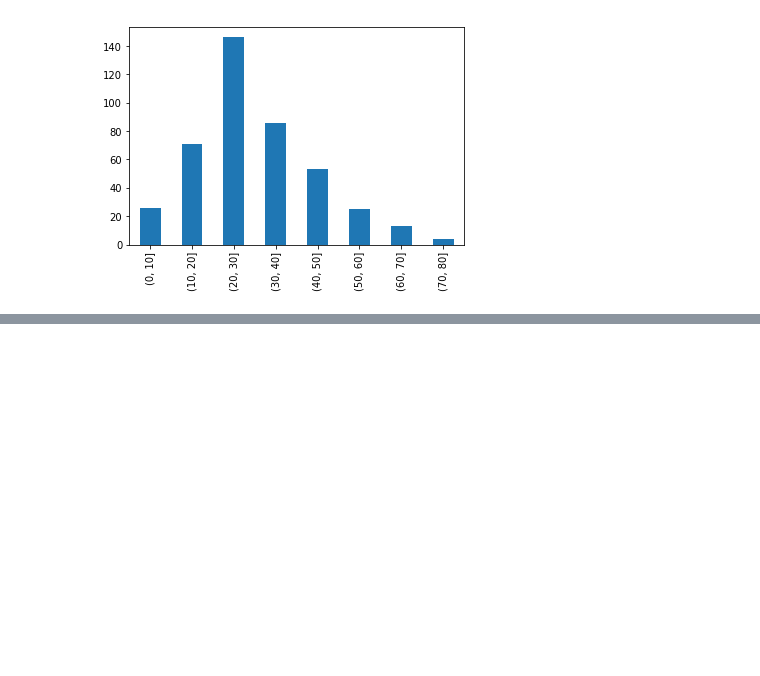
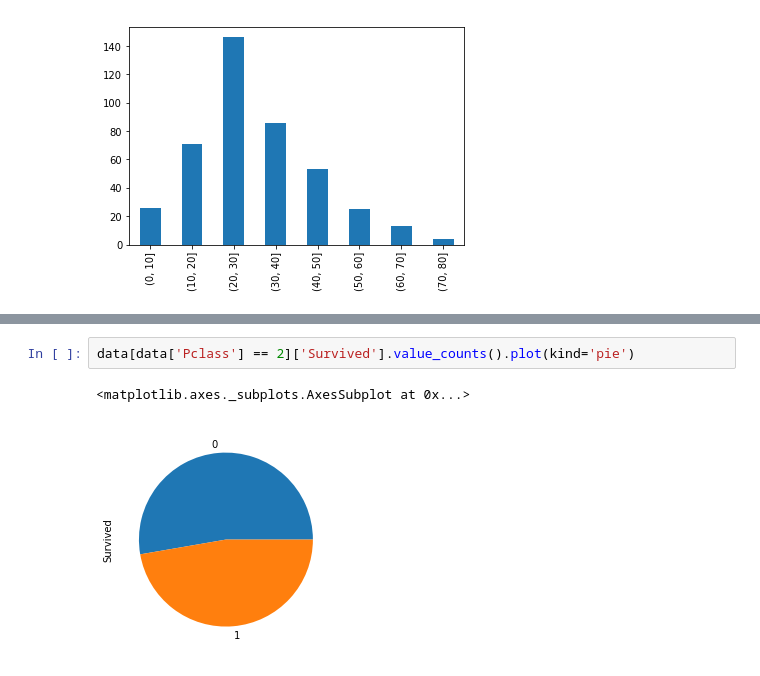
Before and after one commit to 3liud/Titanic-survivors-data-exploration-using-jupyter, a Jupyter notebook: exploration of the data.ipynb, the cells around one changed output, grey strips where cells are left out. Cells and saved outputs as stored; diff of their text form; blank space fills up the shorter version.

```diff
--- a/exploration of the data.ipynb
+++ b/exploration of the data.ipynb
@@ -120,0 +120,5 @@ data[data['Survived'] == 0]['AgeBin'].value_counts().sort_index().plot(kind='bar
+# %%
+data[data['Pclass'] == 2]['Survived'].value_counts().plot(kind='pie')
+# %% [output]
+<matplotlib.axes._subplots.AxesSubplot at 0x...>
+[figure, added]
```
Also changed, not shown: parts of 18 cells of this notebook, 2 other files.
